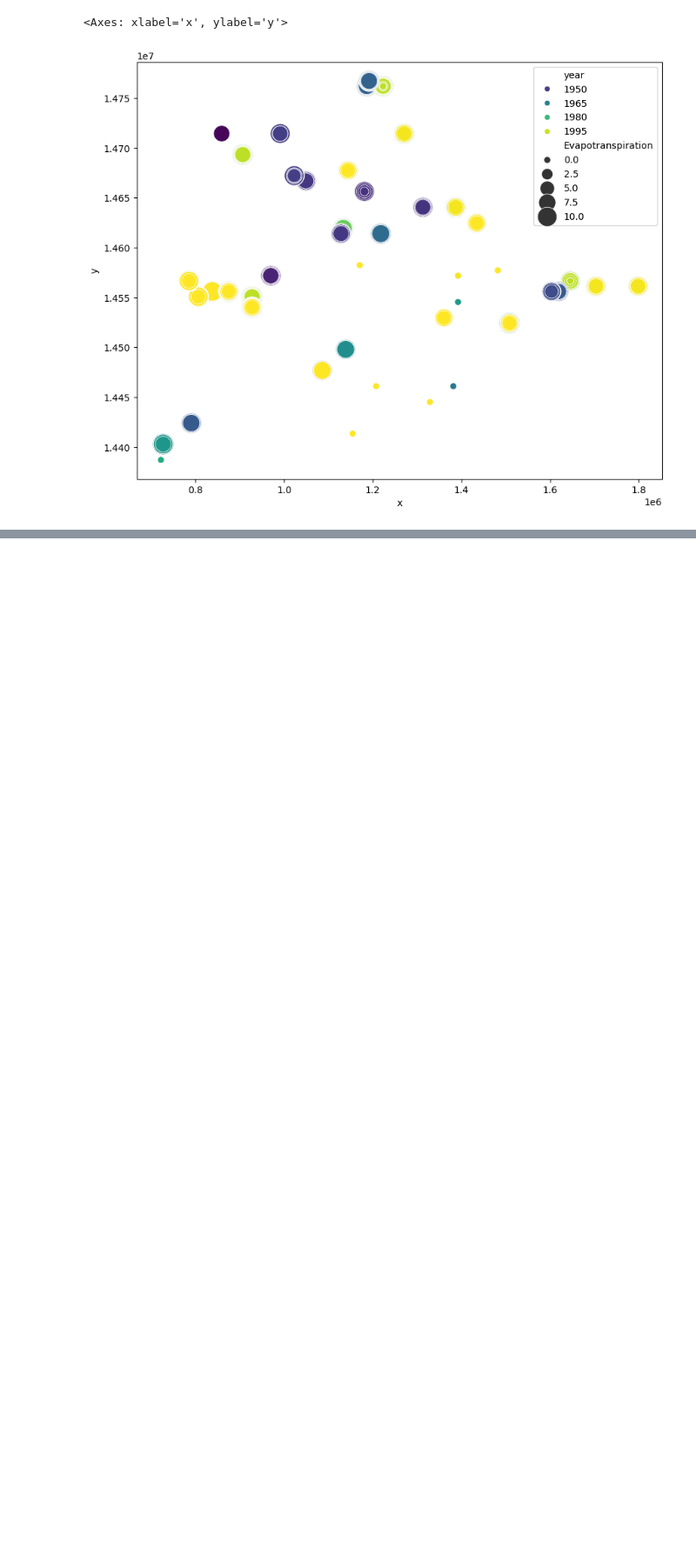
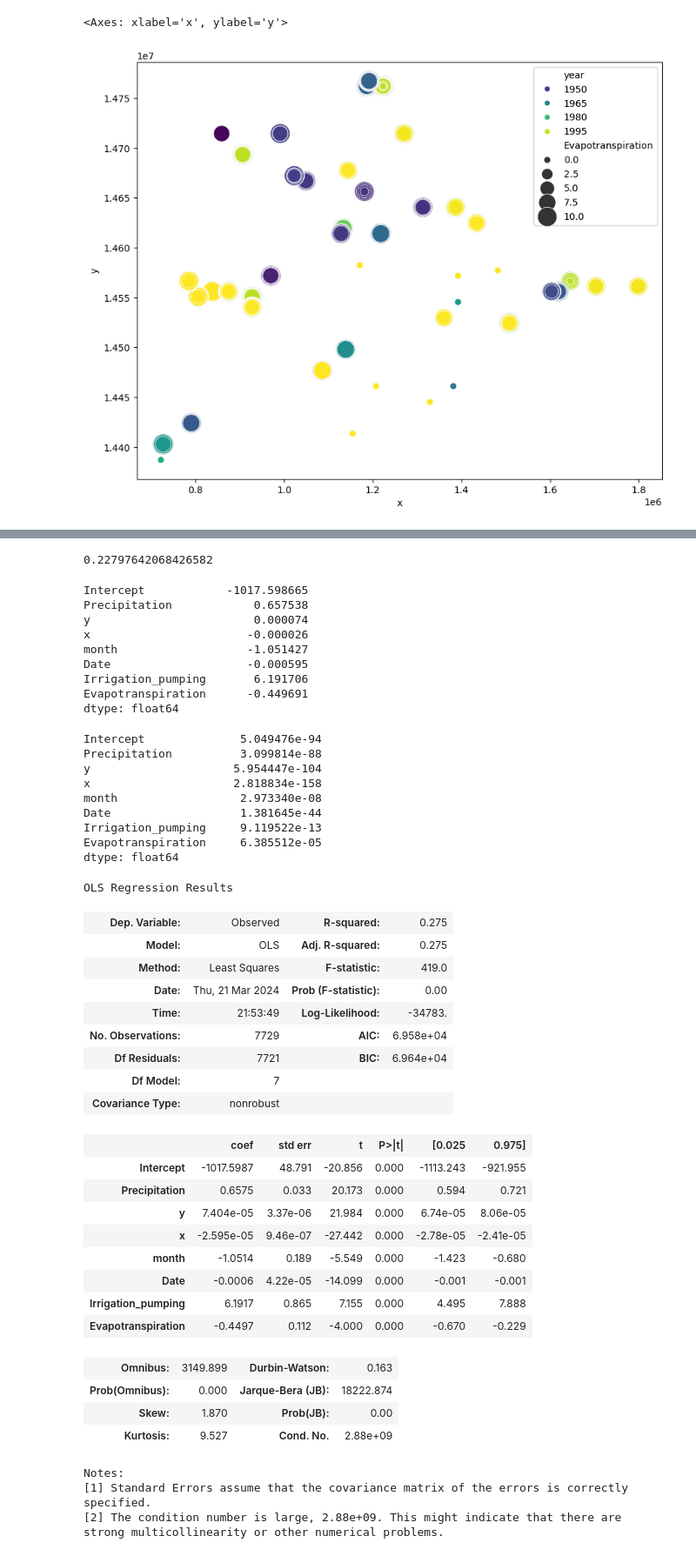
Before and after one commit to n8taylor/cs_5830_project6, a Jupyter notebook: project6.ipynb, the cells around one changed output, grey strips where cells are left out. Shown at 87% size. Drawn from its saved outputs; the diff is of its cells as text; code cells hidden in the pictures; blank space fills up the shorter version.

```diff
--- a/project6.ipynb
+++ b/project6.ipynb
@@ -412,0 +472,79 @@ sns.scatterplot(data=df, x='x', y='y', size='Evapotranspiration', sizes=(50, 500
+# %%
+feature_cols = feature_cols = ['y', 'x', 'Precipitation']
+crossValidations = 20
+avgRSquared = 0
+for _ in range(crossValidations):
+        X = df[feature_cols]
+        y = df['Observed']
+
+        X_train, X_test, y_train, y_test = train_test_split(X, y, test_size=0.25)#, random_state=42)
+
+        lm = LinearRegression()
+        lm.fit(X_train, y_train)
+
+        # print intercept and coefficients
+        # print(lm.intercept_)
+        # print(lm.coef_)
+        # print(lm.score(X_test, y_test))
+        avgRSquared += lm.score(X_test, y_test)
+avgRSquared /= crossValidations
+avgRSquared
+# %% [output]
+0.22797642068426582
+# %%
+import statsmodels.formula.api as smf
+
+lm = smf.ols(formula='Observed ~ Precipitation + y + x + month + Date + Irrigation_pumping + Evapotranspiration', data=decreasingMonthsDF).fit()
+
+# print the coefficients
+display(lm.params)
+display(lm.pvalues)
+
+# print a summary of the fitted model
+lm.summary()
+# %% [output]
+Intercept            -1017.598665
+Precipitation            0.657538
+y                        0.000074
+x                       -0.000026
+month                   -1.051427
+Date                    -0.000595
+Irrigation_pumping       6.191706
+Evapotranspiration      -0.449691
+dtype: float64
+Intercept              5.049476e-94
+Precipitation          3.099814e-88
+y                     5.954447e-104
+x                     2.818834e-158
+month                  2.973340e-08
+Date                   1.381645e-44
+Irrigation_pumping     9.119522e-13
+Evapotranspiration     6.385512e-05
+dtype: float64
+OLS Regression Results
+| Dep. Variable: | Observed | R-squared: | 0.275 |
+| Model: | OLS | Adj. R-squared: | 0.275 |
+| Method: | Least Squares | F-statistic: | 419.0 |
+| Date: | Thu, 21 Mar 2024 | Prob (F-statistic): | 0.00 |
+| Time: | 21:53:49 | Log-Likelihood: | -34783. |
+| No. Observations: | 7729 | AIC: | 6.958e+04 |
+| Df Residuals: | 7721 | BIC: | 6.964e+04 |
+| Df Model: | 7 |  |  |
+| Covariance Type: | nonrobust |  |  |
+|  | coef | std err | t | P>|t| | [0.025 | 0.975] |
+| Intercept | -1017.5987 | 48.791 | -20.856 | 0.000 | -1113.243 | -921.955 |
+| Precipitation | 0.6575 | 0.033 | 20.173 | 0.000 | 0.594 | 0.721 |
+| y | 7.404e-05 | 3.37e-06 | 21.984 | 0.000 | 6.74e-05 | 8.06e-05 |
+| x | -2.595e-05 | 9.46e-07 | -27.442 | 0.000 | -2.78e-05 | -2.41e-05 |
+| month | -1.0514 | 0.189 | -5.549 | 0.000 | -1.423 | -0.680 |
+| Date | -0.0006 | 4.22e-05 | -14.099 | 0.000 | -0.001 | -0.001 |
+| Irrigation_pumping | 6.1917 | 0.865 | 7.155 | 0.000 | 4.495 | 7.888 |
+| Evapotranspiration | -0.4497 | 0.112 | -4.000 | 0.000 | -0.670 | -0.229 |
+| Omnibus: | 3149.899 | Durbin-Watson: | 0.163 |
+| Prob(Omnibus): | 0.000 | Jarque-Bera (JB): | 18222.874 |
+| Skew: | 1.870 | Prob(JB): | 0.00 |
+| Kurtosis: | 9.527 | Cond. No. | 2.88e+09 |
+Notes:
+[1] Standard Errors assume that the covariance matrix of the errors is correctly specified.
+[2] The condition number is large, 2.88e+09. This might indicate that there are
+strong multicollinearity or other numerical problems.
```
Also changed, not shown: parts of 11 cells of this notebook.
